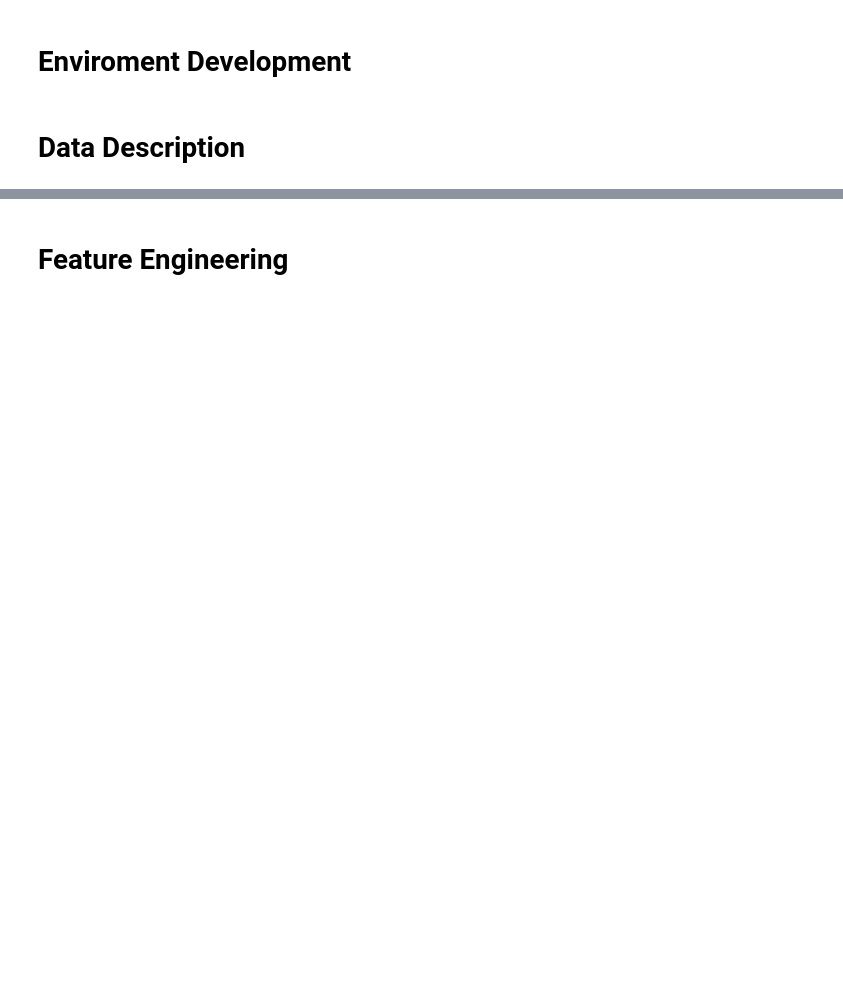
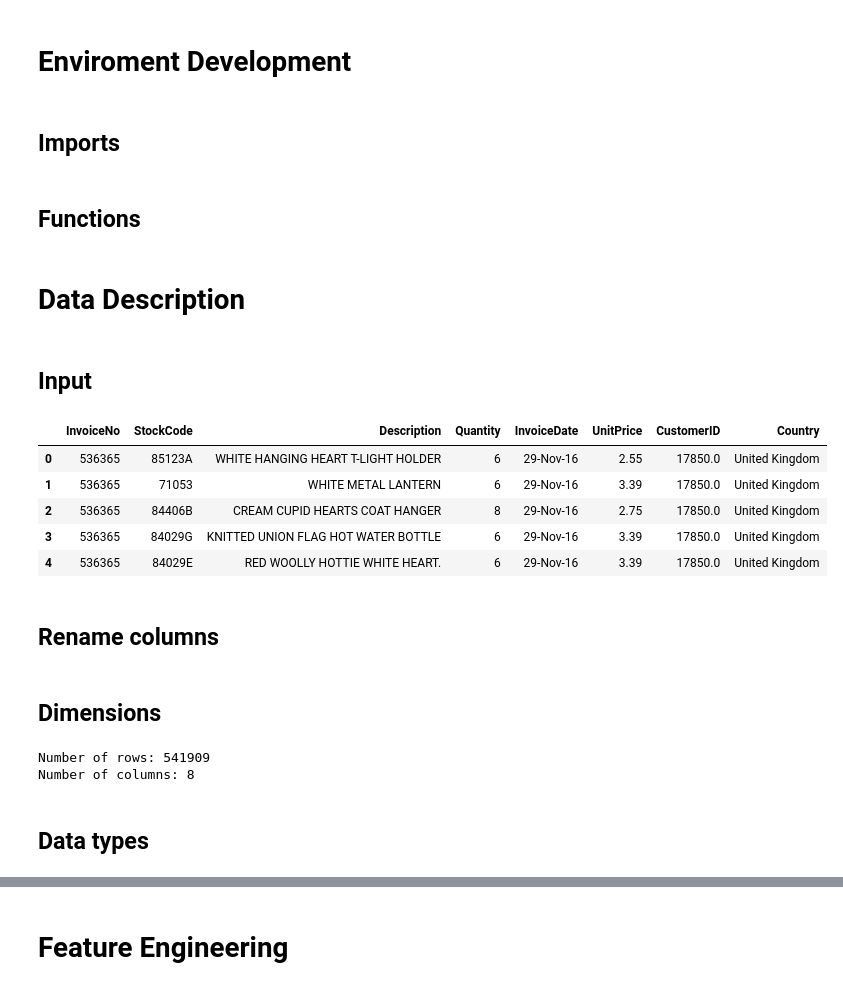
Before and after one commit to MarcosRMG/insiders_clustering, a Jupyter notebook: notebooks/insiders_clustering.ipynb, the cells around one changed output, grey strips where cells are left out. Saved outputs shown, nothing was run; the diff lists cells and outputs as text; code cells hidden in the pictures; blank space fills up the shorter version.

Commit message:
Data description

```diff
--- a/notebooks/insiders_clustering.ipynb
+++ b/notebooks/insiders_clustering.ipynb
@@ -66,2 +142,4 @@ In order to increase sales frequency, the All In One Place company needs to dete
 # %% [markdown]
 # Enviroment Development
+# %% [markdown]
+## Imports
@@ -68,2 +148,20 @@ In order to increase sales frequency, the All In One Place company needs to dete
+# %% [markdown]
+## Functions
 # %% [markdown]
 # Data Description
+# %% [markdown]
+## Input
+# %%
+df_raw = pd.read_csv('../data/raw/ecommerce.csv', usecols=['InvoiceNo', 'StockCode', 'Description', 'Quantity',
+                                                         'InvoiceDate','UnitPrice', 'CustomerID', 'Country'],
+                   encoding='ISO-8859-1')
+df_raw.head()
+# %% [output]
+|  | InvoiceNo | StockCode | Description | Quantity | InvoiceDate | UnitPrice | CustomerID | Country |
+| 0 | 536365 | 85123A | WHITE HANGING HEART T-LIGHT HOLDER | 6 | 29-Nov-16 | 2.55 | 17850.0 | United Kingdom |
+| 1 | 536365 | 71053 | WHITE METAL LANTERN | 6 | 29-Nov-16 | 3.39 | 17850.0 | United Kingdom |
+| 2 | 536365 | 84406B | CREAM CUPID HEARTS COAT HANGER | 8 | 29-Nov-16 | 2.75 | 17850.0 | United Kingdom |
+| 3 | 536365 | 84029G | KNITTED UNION FLAG HOT WATER BOTTLE | 6 | 29-Nov-16 | 3.39 | 17850.0 | United Kingdom |
+| 4 | 536365 | 84029E | RED WOOLLY HOTTIE WHITE HEART. | 6 | 29-Nov-16 | 3.39 | 17850.0 | United Kingdom |
+# %% [markdown]
+## Rename columns
@@ -69,0 +172,10 @@ In order to increase sales frequency, the All In One Place company needs to dete
+# %% [markdown]
+## Dimensions
+# %%
+print(f'Number of rows: {df1.shape[0]}')
+print(f'Number of columns: {df1.shape[1]}')
+# %% [output]
+Number of rows: 541909
+Number of columns: 8
+# %% [markdown]
+## Data types
```
Also changed, not shown: parts of 29 cells of this notebook, 5 other files.
